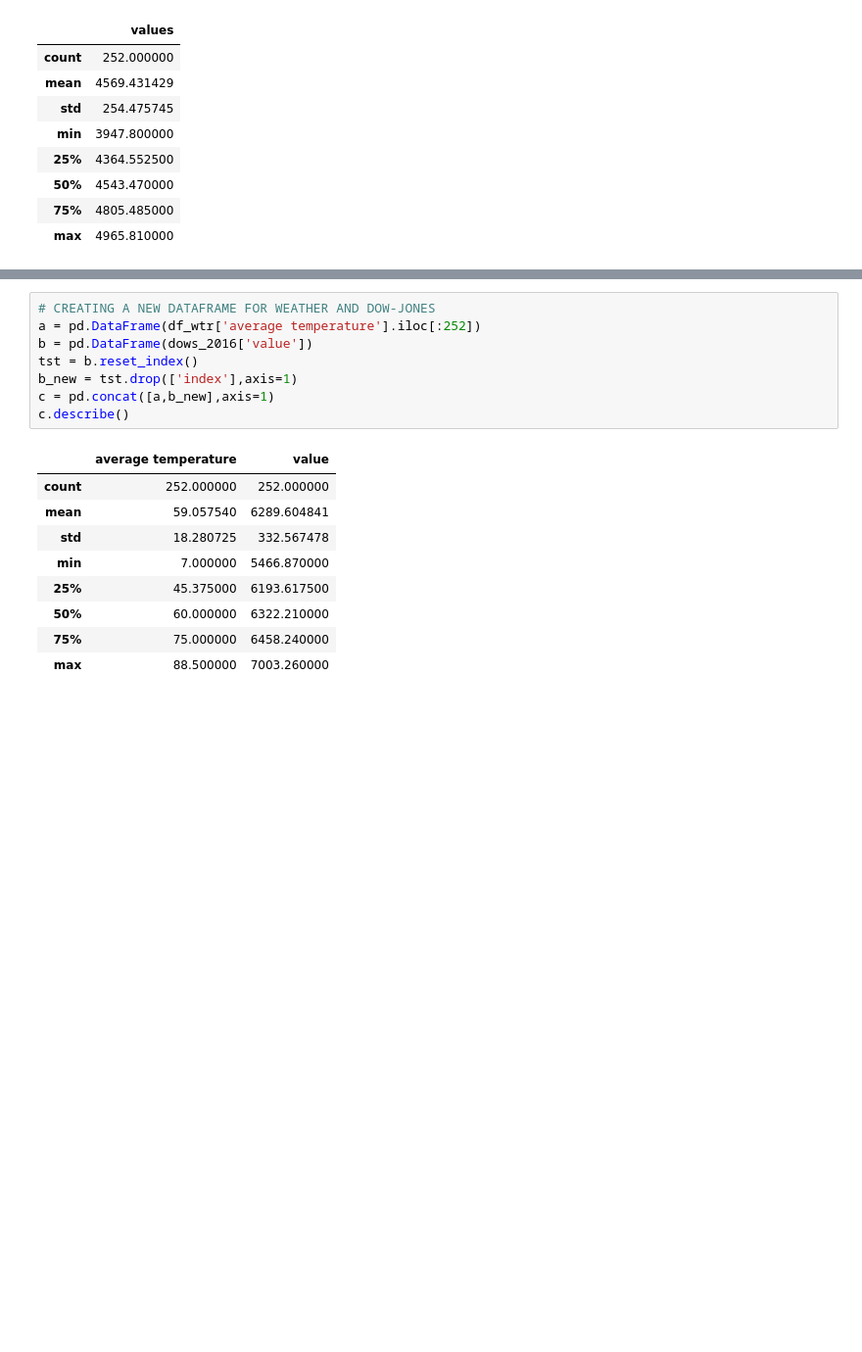
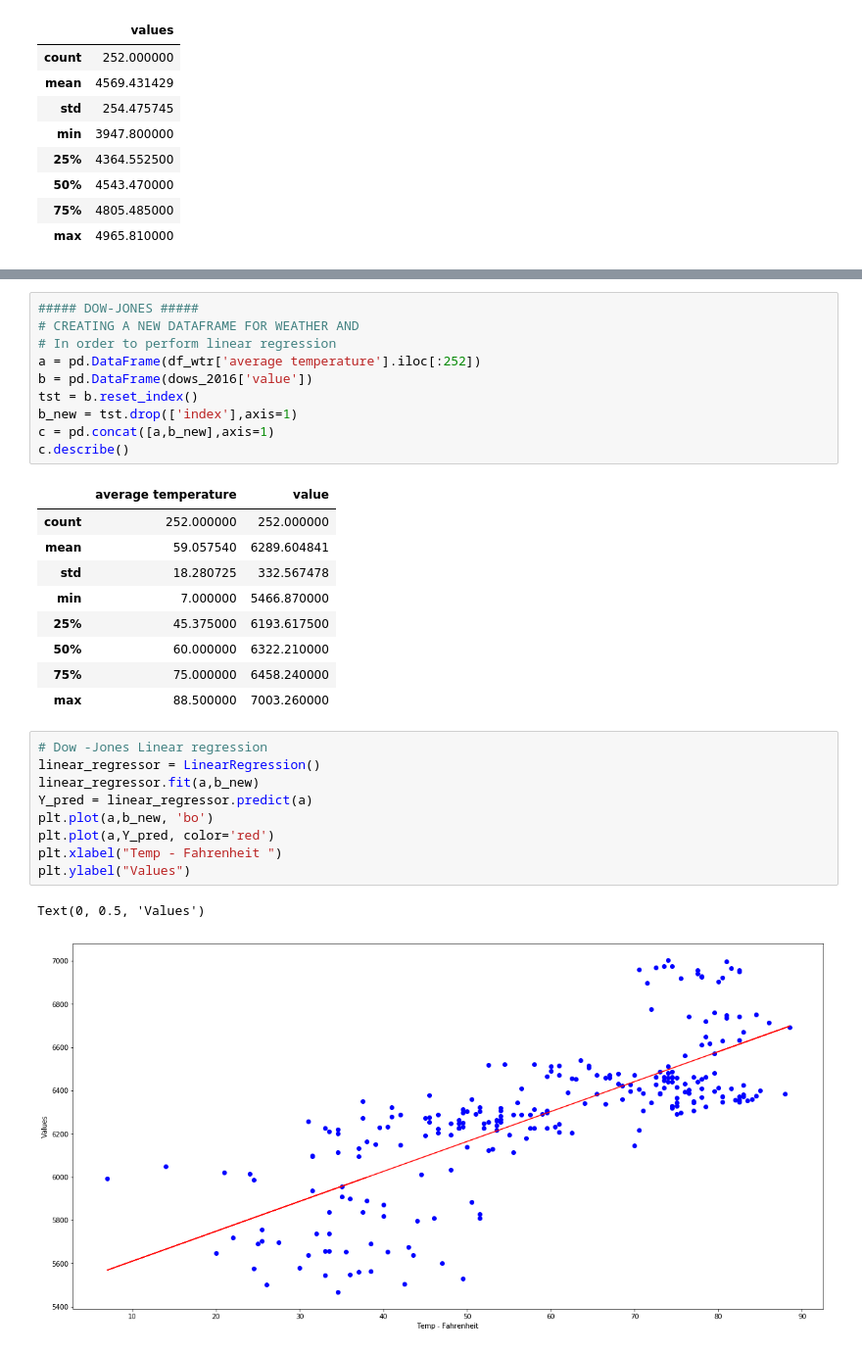
Before and after one commit to peterofson/Python_MachineLearning, a Jupyter notebook: Stock Market & Weather/StockMarket&Weather.ipynb, the cells around one changed output, grey strips where cells are left out. Shown: that part at 98% size. Saved outputs shown, nothing was run; the diff lists cells and outputs as text; blank space fills up the shorter version.

```diff
--- a/Stock Market & Weather/StockMarket&Weather.ipynb
+++ b/Stock Market & Weather/StockMarket&Weather.ipynb
@@ -172,5 +172,7 @@ Text(0, 0.5, 'Temp - Fahrenheit ')
 # %%
-# CREATING A NEW DATAFRAME FOR WEATHER AND DOW-JONES
+##### DOW-JONES #####
+# CREATING A NEW DATAFRAME FOR WEATHER AND
+# In order to perform linear regression
 a = pd.DataFrame(df_wtr['average temperature'].iloc[:252])
 b = pd.DataFrame(dows_2016['value'])
 tst = b.reset_index()
@@ -187,3 +189,15 @@ c.describe()
 | 50% | 60.000000 | 6322.210000 |
 | 75% | 75.000000 | 6458.240000 |
 | max | 88.500000 | 7003.260000 |
+# %%
+# Dow -Jones Linear regression
+linear_regressor = LinearRegression()
+linear_regressor.fit(a,b_new)
+Y_pred = linear_regressor.predict(a)
+plt.plot(a,b_new, 'bo')
+plt.plot(a,Y_pred, color='red')
+plt.xlabel("Temp - Fahrenheit ")
+plt.ylabel("Values")
+# %% [output]
+Text(0, 0.5, 'Values')
+[figure, added]
```
Also changed, not shown: parts of 6 cells of this notebook.
